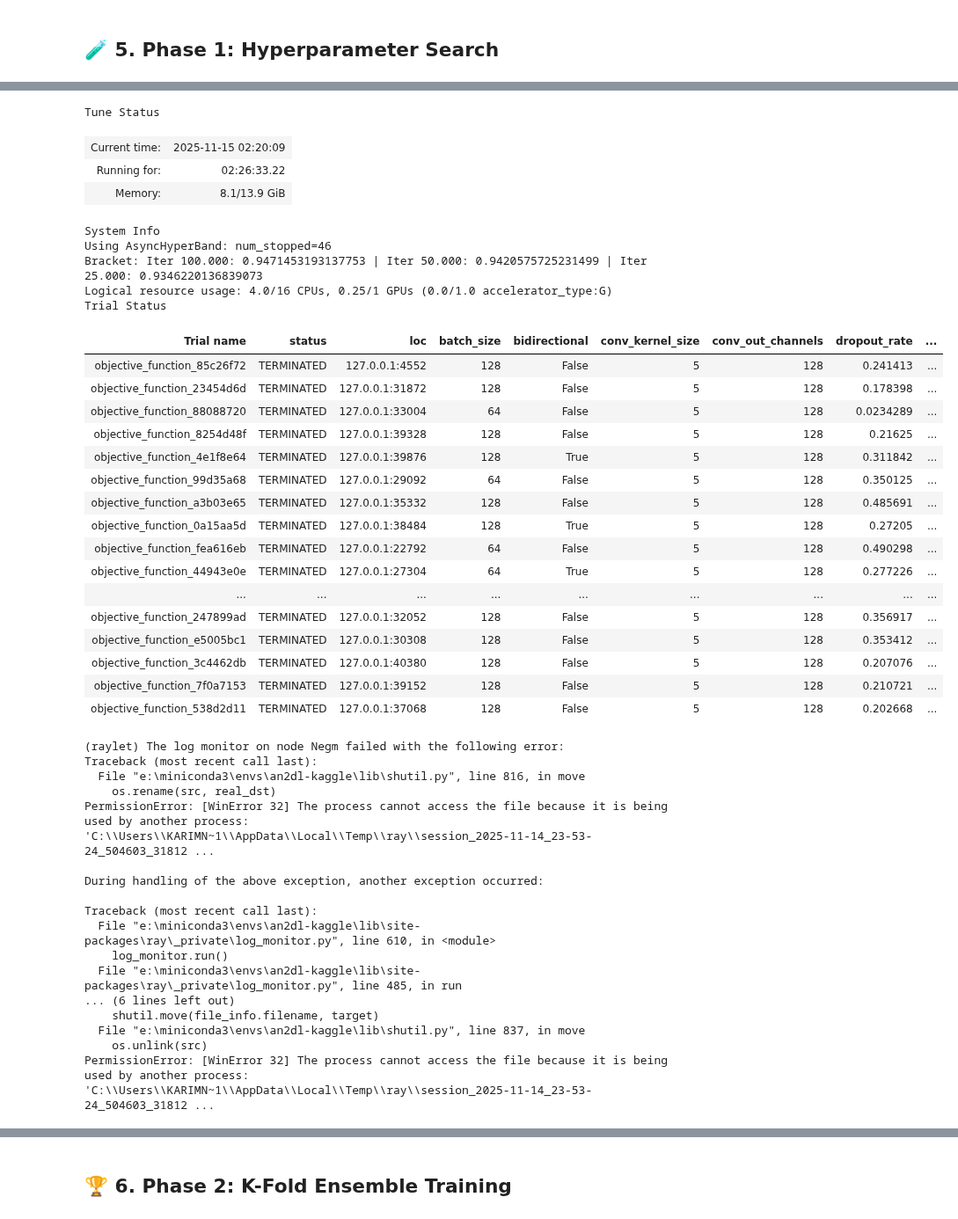
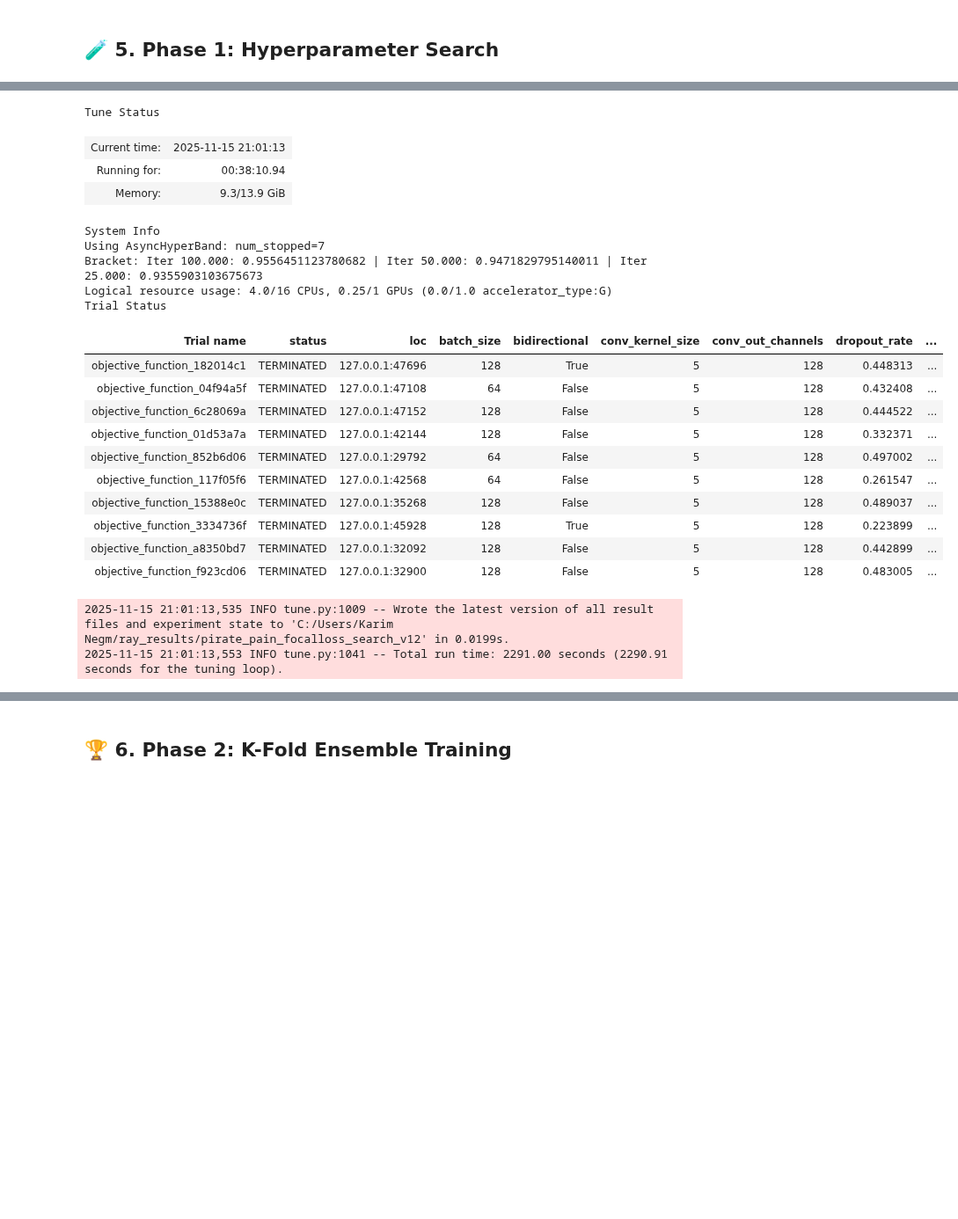
Before and after one commit to Negm2000/Challenge-1, a Jupyter notebook: main.ipynb, the cells around one changed output, grey strips where cells are left out. Shown at 88% size. Saved outputs shown, nothing was run; the diff lists cells and outputs as text; code cells hidden in the pictures; blank space fills up the shorter version.

Commit message:
Data analysis added, tried again with attention + data cleaning, failed

```diff
--- a/main.ipynb
+++ b/main.ipynb
@@ -104,6 +105,13 @@ try:
     PAIN_FEATURES = [f"pain_survey_{i}" for i in range(1, 5)]
     TIME_FEATURE = ['time']
     FEATURES = JOINT_FEATURES + PAIN_FEATURES + TIME_FEATURE
+
+    # === NEW CLEANING STEP: Remove Zero-Variance Column ===
+    if 'joint_30' in FEATURES:
+        FEATURES.remove('joint_30')
+        print("REMOVED 'joint_30' from feature list.")
+    # ========================================================
+
     LABEL_MAPPING = {'no_pain': 0, 'low_pain': 1, 'high_pain': 2}
     N_CLASSES = len(LABEL_MAPPING)
 
@@ -242,7 +251,8 @@ class RecurrentClassifier(nn.Module):
         self.pain_embeddings = nn.ModuleList([nn.Embedding(3, self.pain_embed_dim) for _ in range(4)])
         self.pirate_embedding = nn.Embedding(2, self.pirate_embed_dim)
 
-        num_continuous_features = 32
+        # --- MODIFIED: Changed from 32 to 31 (due to joint_30 removal) ---
+        num_continuous_features = 31
         total_embedding_dim = (4 * self.pain_embed_dim) + self.pirate_embed_dim
         conv_input_size = num_continuous_features + total_embedding_dim
 
@@ -266,8 +276,10 @@ class RecurrentClassifier(nn.Module):
         self.classifier = nn.Linear(rnn_hidden_dim, num_classes)
 
     def forward(self, x):
-        x_continuous = x[:, :, :32]
-        x_categorical = x[:, :, 32:].long()
+        # --- MODIFIED: Changed slice from :32 to :31 ---
+        x_continuous = x[:, :, :31]
+        x_categorical = x[:, :, 31:].long()
+
         embedded_cats = [self.pain_embeddings[i](x_categorical[:, :, i]) for i in range(4)] \
                       + [self.pirate_embedding(x_categorical[:, :, 4])]
         x_combined = torch.cat([x_continuous] + embedded_cats, dim=2)
@@ -353,7 +365,7 @@ def fit(model, train_loader, val_loader, epochs, criterion, optimizer, scheduler
         train_loss, train_f1 = train_one_epoch(model, train_loader, criterion, optimizer, scaler, scheduler, device)
         val_loss, val_f1 = validate_one_epoch(model, val_loader, criterion, device)
 
-        if epoch % 5 == 0: print(f"Epoch {epoch:3d}/{epochs} | Val F1: {val_f1:.4f} | LR: {optimizer.param_groups[0]['lr']:.6f}")
+        if epoch % 5 == 0: print(f"Epoch {epoch:3d}/{epochs} | Best Val F1: {best_f1:.4f} | Val F1: {val_f1:.4f} | LR: {optimizer.param_groups[0]['lr']:.6f}")
 
         if val_f1 > best_f1:
             best_f1, patience_counter = val_f1, 0
@@ -432,69 +493,48 @@ search_space = {
     "l2_lambda": tune.loguniform(1e-8, 1e-5),
     "conv_out_channels": tune.choice([128]),
     "conv_kernel_size": tune.choice([5])
 }
 
 def short_trial_name(trial): return f"{trial.trainable_name}_{trial.trial_id}"
 
 if ray.is_initialized(): ray.shutdown()
 ray.init(num_cpus=os.cpu_count(), num_gpus=1, ignore_reinit_error=True, log_to_driver=False)
 
 print("--- Starting HPO with Focal Loss and RNN-Type search ---")
 analysis = tune.run(
     tune.with_parameters(objective_function,
                          X_train_w=X_train_w_torch, y_train_w=y_train_w_torch,
                          X_val_w=X_val_w_torch, y_val_w=y_val_w_torch,
                          alpha_tensor=alpha_tensor),
     resources_per_trial={"cpu": 4, "gpu": 0.25},
     config=search_space,
-    num_samples=60,
+    num_samples=10,
     search_alg=OptunaSearch(metric="val_f1", mode="max"),
     scheduler=ASHAScheduler(metric="val_f1", mode="max", grace_period=25, reduction_factor=2),
     name="pirate_pain_focalloss_search_v12",
     verbose=1,
     trial_dirname_creator=short_trial_name
 )
 # %% [output]
 Tune Status
-| Current time: | 2025-11-15 02:20:09 |
-| Running for: | 02:26:33.22 |
-| Memory: | 8.1/13.9 GiB |
+| Current time: | 2025-11-15 21:01:13 |
+| Running for: | 00:38:10.94 |
+| Memory: | 9.3/13.9 GiB |
 System Info
-Using AsyncHyperBand: num_stopped=46
-Bracket: Iter 100.000: 0.9471453193137753 | Iter 50.000: 0.9420575725231499 | Iter 25.000: 0.9346220136839073
+Using AsyncHyperBand: num_stopped=7
+Bracket: Iter 100.000: 0.9556451123780682 | Iter 50.000: 0.9471829795140011 | Iter 25.000: 0.9355903103675673
 Logical resource usage: 4.0/16 CPUs, 0.25/1 GPUs (0.0/1.0 accelerator_type:G)
 Trial Status
 | Trial name | status | loc | batch_size | bidirectional | conv_kernel_size | conv_out_channels | dropout_rate | ... |
-| objective_function_85c26f72 | TERMINATED | 127.0.0.1:4552 | 128 | False | 5 | 128 | 0.241413 | ... |
-| objective_function_23454d6d | TERMINATED | 127.0.0.1:31872 | 128 | False | 5 | 128 | 0.178398 | ... |
-| objective_function_88088720 | TERMINATED | 127.0.0.1:33004 | 64 | False | 5 | 128 | 0.0234289 | ... |
-| objective_function_8254d48f | TERMINATED | 127.0.0.1:39328 | 128 | False | 5 | 128 | 0.21625 | ... |
-| objective_function_4e1f8e64 | TERMINATED | 127.0.0.1:39876 | 128 | True | 5 | 128 | 0.311842 | ... |
-| objective_function_99d35a68 | TERMINATED | 127.0.0.1:29092 | 64 | False | 5 | 128 | 0.350125 | ... |
-| objective_function_a3b03e65 | TERMINATED | 127.0.0.1:35332 | 128 | False | 5 | 128 | 0.485691 | ... |
-| objective_function_0a15aa5d | TERMINATED | 127.0.0.1:38484 | 128 | True | 5 | 128 | 0.27205 | ... |
-| objective_function_fea616eb | TERMINATED | 127.0.0.1:22792 | 64 | False | 5 | 128 | 0.490298 | ... |
-| objective_function_44943e0e | TERMINATED | 127.0.0.1:27304 | 64 | True | 5 | 128 | 0.277226 | ... |
-| ... | ... | ... | ... | ... | ... | ... | ... | ... |
-| objective_function_247899ad | TERMINATED | 127.0.0.1:32052 | 128 | False | 5 | 128 | 0.356917 | ... |
-| objective_function_e5005bc1 | TERMINATED | 127.0.0.1:30308 | 128 | False | 5 | 128 | 0.353412 | ... |
-| objective_function_3c4462db | TERMINATED | 127.0.0.1:40380 | 128 | False | 5 | 128 | 0.207076 | ... |
-| objective_function_7f0a7153 | TERMINATED | 127.0.0.1:39152 | 128 | False | 5 | 128 | 0.210721 | ... |
-| objective_function_538d2d11 | TERMINATED | 127.0.0.1:37068 | 128 | False | 5 | 128 | 0.202668 | ... |
+| objective_function_182014c1 | TERMINATED | 127.0.0.1:47696 | 128 | True | 5 | 128 | 0.448313 | ... |
+| objective_function_04f94a5f | TERMINATED | 127.0.0.1:47108 | 64 | False | 5 | 128 | 0.432408 | ... |
+| objective_function_6c28069a | TERMINATED | 127.0.0.1:47152 | 128 | False | 5 | 128 | 0.444522 | ... |
+| objective_function_01d53a7a | TERMINATED | 127.0.0.1:42144 | 128 | False | 5 | 128 | 0.332371 | ... |
+| objective_function_852b6d06 | TERMINATED | 127.0.0.1:29792 | 64 | False | 5 | 128 | 0.497002 | ... |
+| objective_function_117f05f6 | TERMINATED | 127.0.0.1:42568 | 64 | False | 5 | 128 | 0.261547 | ... |
+| objective_function_15388e0c | TERMINATED | 127.0.0.1:35268 | 128 | False | 5 | 128 | 0.489037 | ... |
+| objective_function_3334736f | TERMINATED | 127.0.0.1:45928 | 128 | True | 5 | 128 | 0.223899 | ... |
+| objective_function_a8350bd7 | TERMINATED | 127.0.0.1:32092 | 128 | False | 5 | 128 | 0.442899 | ... |
+| objective_function_f923cd06 | TERMINATED | 127.0.0.1:32900 | 128 | False | 5 | 128 | 0.483005 | ... |
-(raylet) The log monitor on node Negm failed with the following error:
-Traceback (most recent call last):
-  File "e:\miniconda3\envs\an2dl-kaggle\lib\shutil.py", line 816, in move
-    os.rename(src, real_dst)
-PermissionError: [WinError 32] The process cannot access the file because it is being used by another process: 'C:\\Users\\KARIMN~1\\AppData\\Local\\Temp\\ray\\session_2025-11-14_23-53-24_504603_31812 ...
-
-During handling of the above exception, another exception occurred:
-
-Traceback (most recent call last):
-  File "e:\miniconda3\envs\an2dl-kaggle\lib\site-packages\ray\_private\log_monitor.py", line 610, in <module>
-    log_monitor.run()
-  File "e:\miniconda3\envs\an2dl-kaggle\lib\site-packages\ray\_private\log_monitor.py", line 485, in run
-... (6 lines left out)
-    shutil.move(file_info.filename, target)
-  File "e:\miniconda3\envs\an2dl-kaggle\lib\shutil.py", line 837, in move
-    os.unlink(src)
-PermissionError: [WinError 32] The process cannot access the file because it is being used by another process: 'C:\\Users\\KARIMN~1\\AppData\\Local\\Temp\\ray\\session_2025-11-14_23-53-24_504603_31812 ...
+2025-11-15 21:01:13,535 INFO tune.py:1009 -- Wrote the latest version of all result files and experiment state to 'C:/Users/Karim Negm/ray_results/pirate_pain_focalloss_search_v12' in 0.0199s.
+2025-11-15 21:01:13,553 INFO tune.py:1041 -- Total run time: 2291.00 seconds (2290.91 seconds for the tuning loop).
```
Also changed, not shown: parts of 8 cells of this notebook, 1 other file.
